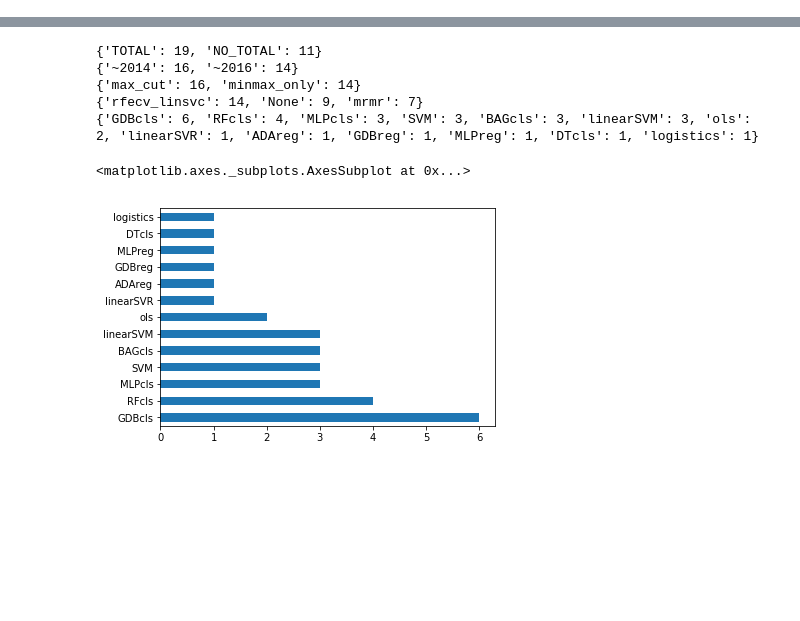
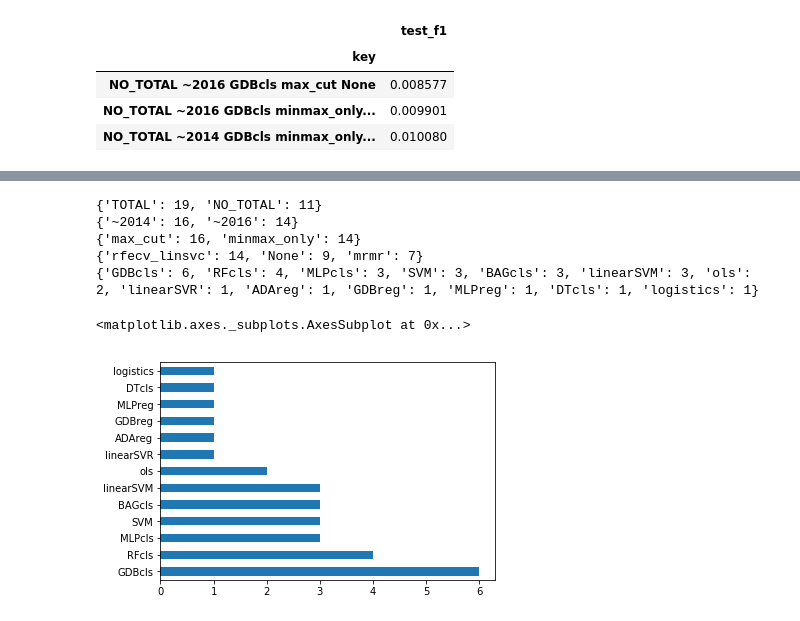
Before and after one commit to JHWu92/cysf_pred, a Jupyter notebook: agg report.ipynb, the cells around one changed output, grey strips where cells are left out. Drawn from its saved outputs; the diff is of its cells as text; code cells hidden in the pictures; blank space fills up the shorter version.

```diff
--- a/agg report.ipynb
+++ b/agg report.ipynb
@@ -67,0 +74,10 @@ df.reset_index()
+# %%
+
+stds_to_plot = stds.loc[index_to_plot]
+stds_to_plot
+# %% [output]
+|  | test_f1 |
+| key |  |
+| NO_TOTAL ~2016 GDBcls max_cut None | 0.008577 |
+| NO_TOTAL ~2016 GDBcls minmax_only... | 0.009901 |
+| NO_TOTAL ~2014 GDBcls minmax_only... | 0.010080 |
```
Also changed, not shown: parts of 9 cells of this notebook, 1 other file.
